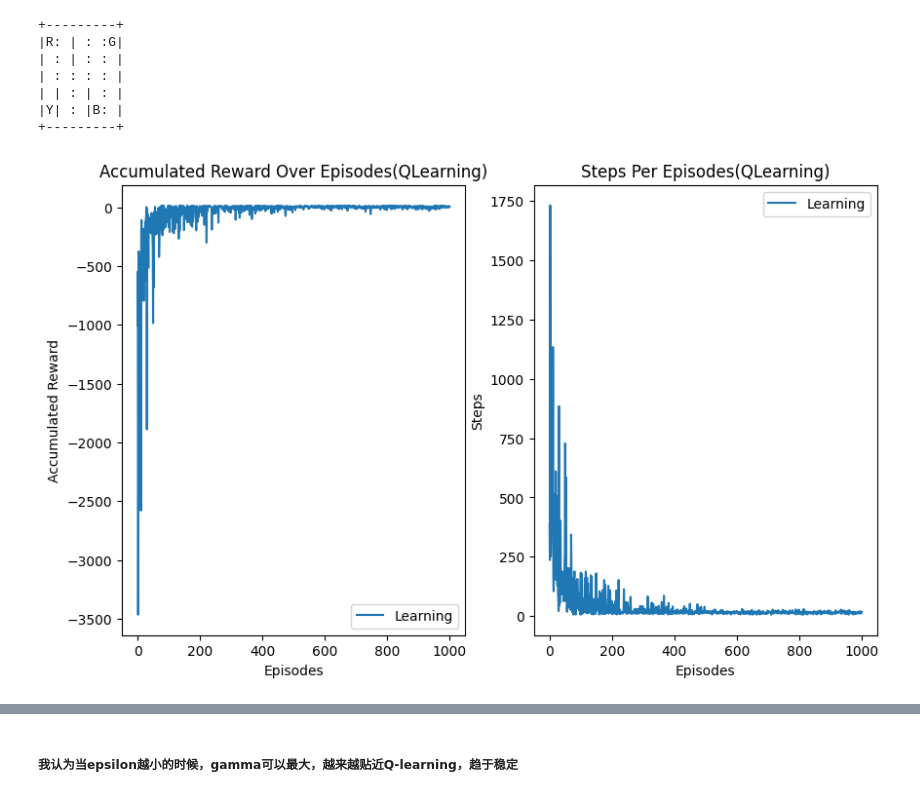
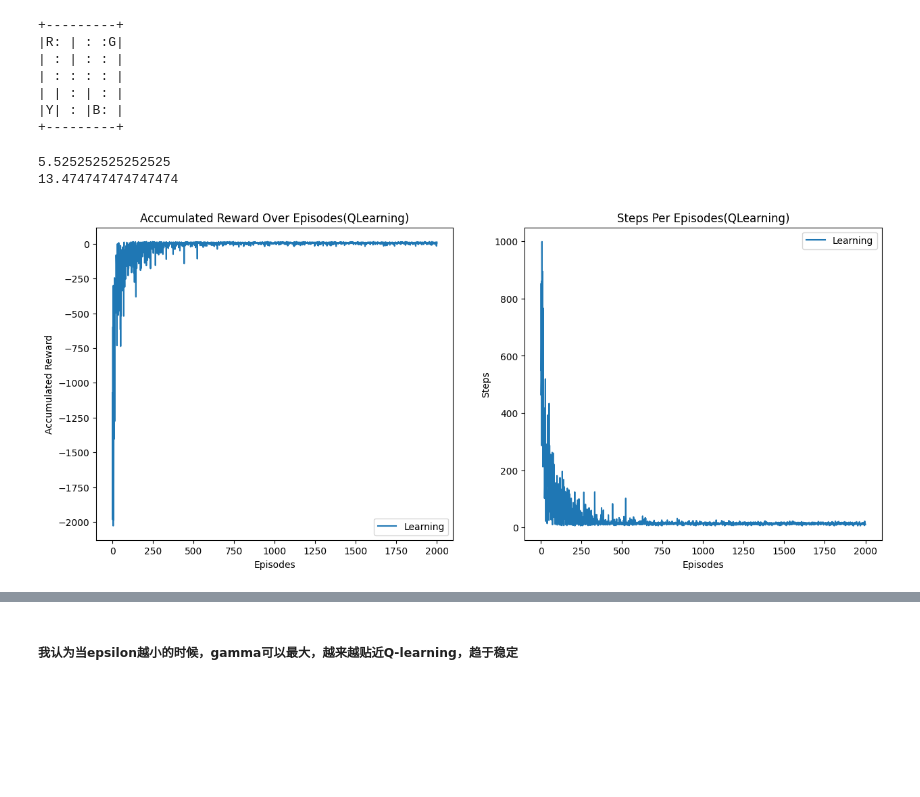
Before and after one commit to fengyan-cn/COMP9414, a Jupyter notebook: ASS2/ASS2.ipynb, the cells around one changed output, grey strips where cells are left out. Drawn from its saved outputs; the diff is of its cells as text; code cells hidden in the pictures; blank space fills up the shorter version.

```diff
--- a/ASS2/ASS2.ipynb
+++ b/ASS2/ASS2.ipynb
@@ -23,7 +31,7 @@ import matplotlib.pyplot as plt
 # %%
 import gym
 import numpy as np
-
+from itertools import product
 
 def train_q_learning(env, alpha, gamma, epsilon, episodes):
     q_table = np.zeros([env.observation_space.n, env.action_space.n])
@@ -33,81 +41,46 @@ def train_q_learning(env, alpha, gamma, epsilon, episodes):
         state = env.reset()[0]
         epochs, acc_reward= 0, 0
         done = False
         while not done:
+            epochs += 1
             if np.random.uniform(0, 1) < epsilon:
                 action = env.action_space.sample()
             else:
                 action = np.argmax(q_table[state])
             next_state, reward, done, _, _ = env.step(action)
+            rendered_env = env.render()
+            # print(rendered_env)
+            # print("steps:", epochs)
             acc_reward += reward
+            # print(f"State:{state}, Action:{action}, Reward:{reward}, Total Accmulated Reward:{acc_reward}")
             pre_values = q_table[state, action]
-            pre_state_action_value = np.max(q_table[next_state])
-            next_state_action_value = (1 - alpha) * pre_values + alpha * (reward + gamma * pre_state_action_value)
+            next_max_value = np.max(q_table[next_state])
+            next_state_action_value = (1 - alpha) * pre_values + alpha * (reward + gamma * next_max_value)
             q_table[state, action] = next_state_action_value
             state = next_state
-            epochs += 1
-            # rendered_env = env.render()
-            # print(rendered_env)
-            # print("epochs:", epochs)
         acc_rewards.append(acc_reward)
         epochs_per_episode.append(epochs)
-    plt.figure(figsize=(10, 6))
+    print(np.mean(acc_rewards[-100:-1]))
+    print(np.mean(epochs_per_episode[-100 : -1]))
+    plt.figure(figsize=(15, 6))
     plt.subplot(1, 2, 1)
     plt.plot(np.linspace(0, episodes, episodes), acc_rewards, label="Learning")
     plt.xlabel("Episodes")
     plt.ylabel("Accumulated Reward")
     plt.title("Accumulated Reward Over Episodes(QLearning)")
     plt.legend()
     plt.subplot(1, 2, 2)
     plt.plot(np.linspace(0, episodes, episodes), epochs_per_episode, label="Learning")
     plt.xlabel("Episodes")
     plt.ylabel("Steps")
     plt.title("Steps Per Episodes(QLearning)")
     plt.legend()
     return q_table
 
-def train_sarsa(env, alpha, gamma, epsilon, episodes):
-    q_table = np.zeros([env.observation_space.n, env.action_space.n])
-    acc_rewards = []
-    epochs_per_episode = []
-    for i in range(episodes):
-        state = env.reset()[0]
-        action = env.action_space.sample() if np.random.uniform(0, 1) < epsilon else np.argmax(q_table[state])
-        epochs, acc_reward = 0, 0
-        done = False
-        while not done:
-            next_state, reward, done, _, _ = env.step(action)
-            acc_reward += reward
-            pre_value = q_table[state, action]
-            next_action = env.action_space.sample() if np.random.uniform(0, 1) < epsilon else np.argmax(q_table[next_state])
-            next_state_action_value = q_table[next_state, next_action]
-            next_value = (1 - alpha) * pre_value + alpha * (reward + gamma * next_state_action_value)
-            q_table[state, action] = next_value
-            state = next_state
-            action = next_action
-            epochs += 1
-            # rendered_env = env.render()
-            # print(rendered_env)
-        epochs_per_episode.append(epochs)
-        acc_rewards.append(acc_reward)
-    plt.figure(figsize=(10, 6))
-    plt.subplot(1, 2, 1)
-    plt.plot(np.linspace(0, episodes, episodes), acc_rewards, label="Learning")
-    plt.xlabel("Episodes")
-    plt.ylabel("Accumulated Reward")
-    plt.title("Accumulated Reward Over Episodes(SARSA)")
-    plt.legend()
-    plt.subplot(1, 2, 2)
-    plt.plot(np.linspace(0, episodes, episodes), epochs_per_episode, label="Learning")
-    plt.xlabel("Episodes")
-    plt.ylabel("Steps")
-    plt.title("Steps Per Episodes(SARSA)")
-    plt.legend()
-    return q_table
-
+np.random.seed(42)
 env = gym.make('Taxi-v3', render_mode="ansi").env
+q_table_q_learning = train_q_learning(env, alpha = 0.3, gamma = 0.95, epsilon = 0.05, episodes = 2000)
+# %% [output]
+5.525252525252525
+13.474747474747474
+[figure, added]
-# %%
-
-q_table_q_learning = train_q_learning(env, alpha = 0.4, gamma = 0.8, epsilon = 0.1, episodes = 1000)
-# %% [output]
-[figure, removed]
```
Also changed, not shown: parts of 8 cells of this notebook, 4 other files.
